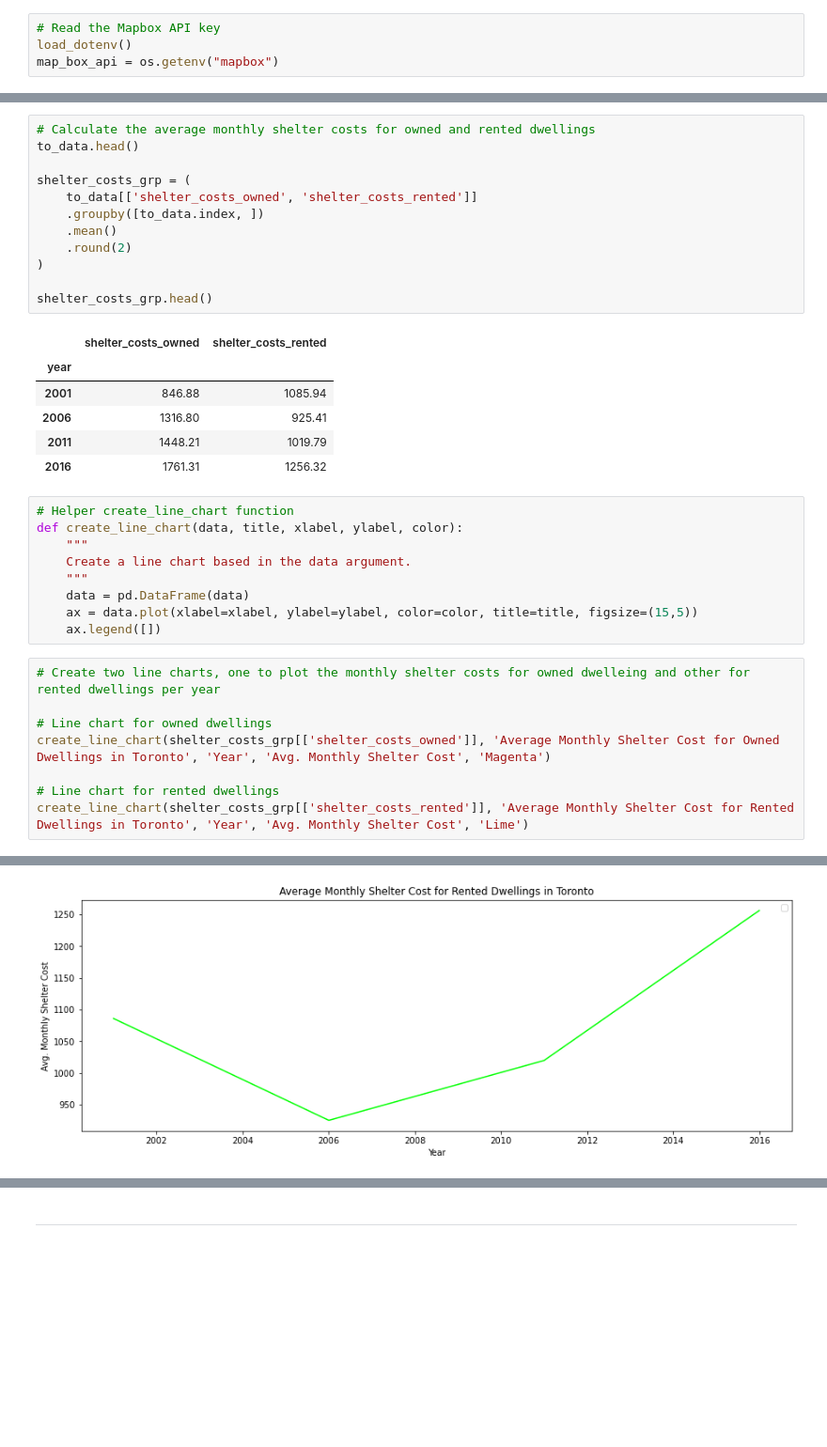
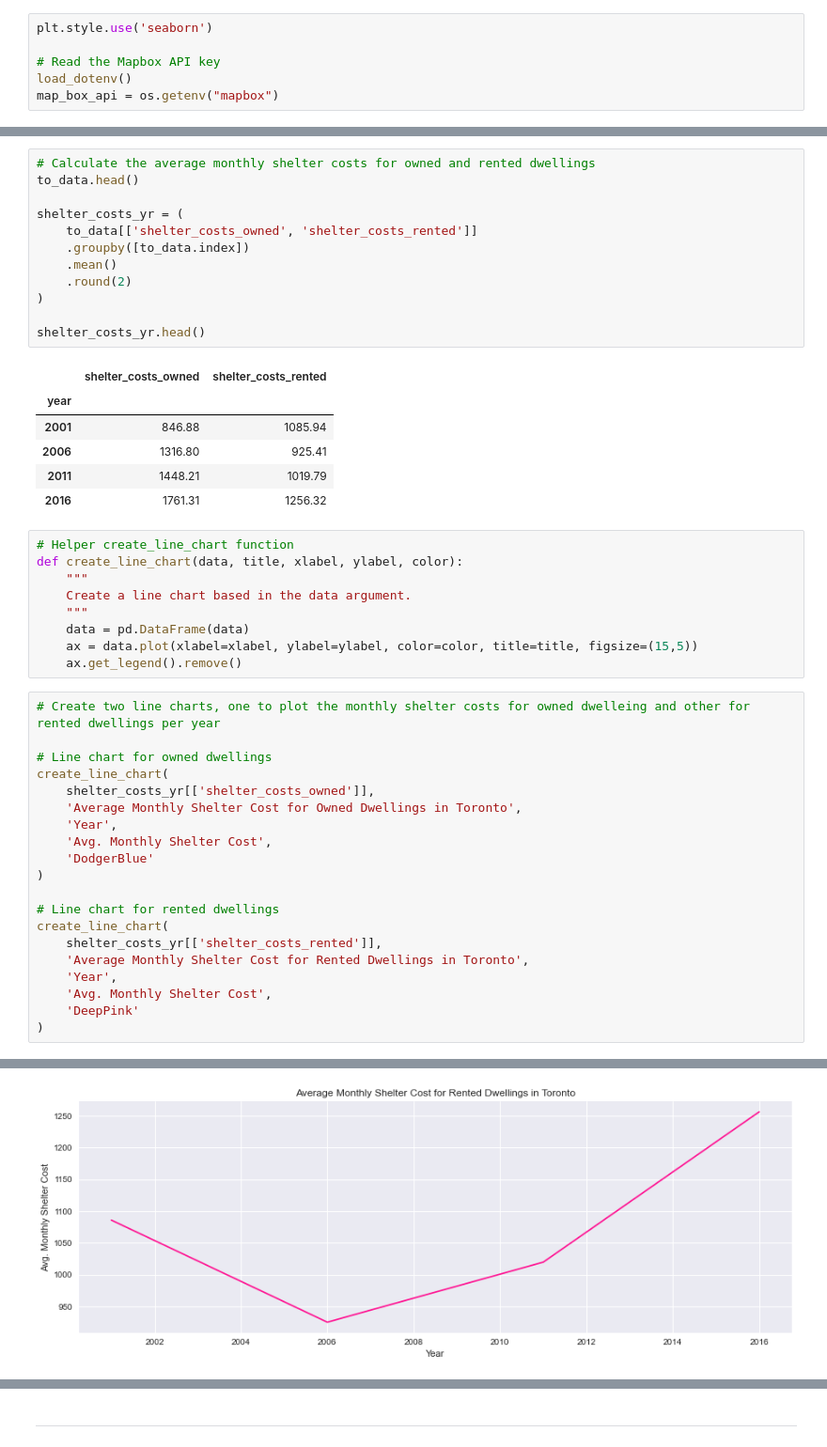
Before and after one commit to adamgulyas/pyviz-homework, a Jupyter notebook: rental_analysis.ipynb, the cells around one changed output, grey strips where cells are left out. Shown at 94% size. Drawn from its saved outputs; the diff is of its cells as text; blank space fills up the shorter version.

```diff
--- a/rental_analysis.ipynb
+++ b/rental_analysis.ipynb
@@ -18,6 +21,8 @@ from dotenv import load_dotenv
 [interactive output not drawn]
 [interactive output not drawn]
 # %%
+plt.style.use('seaborn')
+
 # Read the Mapbox API key
 load_dotenv()
 map_box_api = os.getenv("mapbox")
@@ -114,14 +154,14 @@ In this section, you will calculate the average monthly shelter costs for owned
 # Calculate the average monthly shelter costs for owned and rented dwellings
 to_data.head()
 
-shelter_costs_grp = (
+shelter_costs_yr = (
     to_data[['shelter_costs_owned', 'shelter_costs_rented']]
-    .groupby([to_data.index, ])
+    .groupby([to_data.index])
     .mean()
     .round(2)
 )
 
-shelter_costs_grp.head()
+shelter_costs_yr.head()
 # %% [output]
 |  | shelter_costs_owned | shelter_costs_rented |
 | year |  |  |
@@ -137,13 +177,25 @@ def create_line_chart(data, title, xlabel, ylabel, color):
     """
     data = pd.DataFrame(data)
     ax = data.plot(xlabel=xlabel, ylabel=ylabel, color=color, title=title, figsize=(15,5))
-    ax.legend([])
+    ax.get_legend().remove()
 # %%
 # Create two line charts, one to plot the monthly shelter costs for owned dwelleing and other for rented dwellings per year
 
 # Line chart for owned dwellings
-create_line_chart(shelter_costs_grp[['shelter_costs_owned']], 'Average Monthly Shelter Cost for Owned Dwellings in Toronto', 'Year', 'Avg. Monthly Shelter Cost', 'Magenta')
+create_line_chart(
+    shelter_costs_yr[['shelter_costs_owned']],
+    'Average Monthly Shelter Cost for Owned Dwellings in Toronto',
+    'Year',
+    'Avg. Monthly Shelter Cost',
+    'DodgerBlue'
+)
 
 # Line chart for rented dwellings
-create_line_chart(shelter_costs_grp[['shelter_costs_rented']], 'Average Monthly Shelter Cost for Rented Dwellings in Toronto', 'Year', 'Avg. Monthly Shelter Cost', 'Lime')
+create_line_chart(
+    shelter_costs_yr[['shelter_costs_rented']],
+    'Average Monthly Shelter Cost for Rented Dwellings in Toronto',
+    'Year',
+    'Avg. Monthly Shelter Cost',
+    'DeepPink'
+)
 # %% [output]
@@ -151,4 +203,4 @@ create_line_chart(shelter_costs_grp[['shelter_costs_rented']], 'Average Monthly
-[figure, old version]
+[figure, new version]
 # %% [markdown]
 ## Average House Value per Year
 
```
Also changed, not shown: parts of 12 cells of this notebook.
